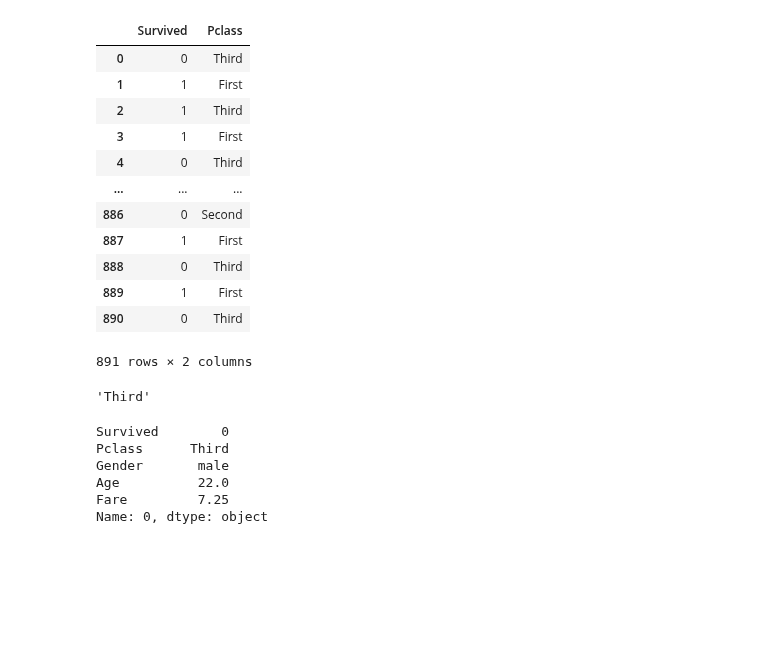
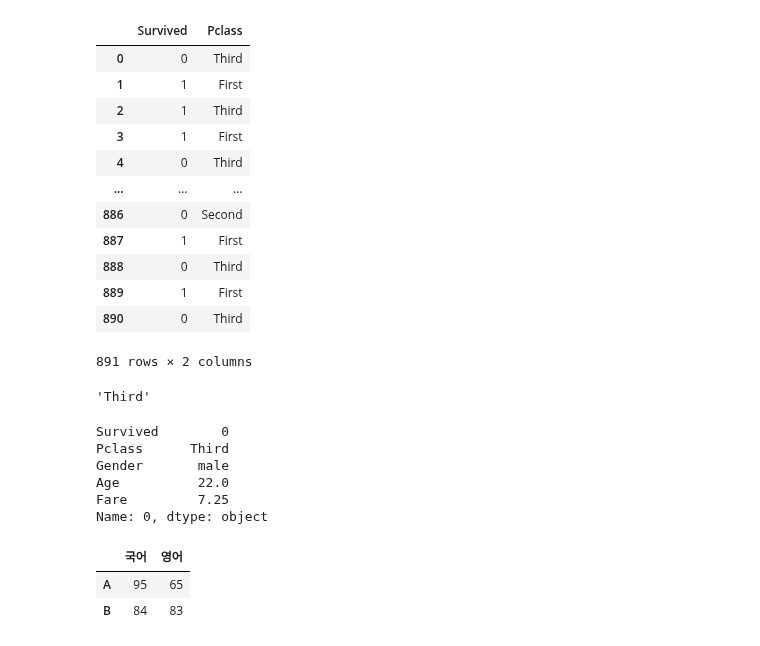
Before and after one commit to MinKyeom/KMK-DREAM, a Jupyter notebook: pandas_study/titanic_df.ipynb, the cells around one changed output. Saved outputs shown, nothing was run; the diff lists cells and outputs as text; code cells hidden in the pictures; blank space fills up the shorter version.

```diff
--- a/pandas_study/titanic_df.ipynb
+++ b/pandas_study/titanic_df.ipynb
@@ -80,3 +80,15 @@ Gender       male
 Age          22.0
 Fare         7.25
 Name: 0, dtype: object
+# %%
+# Drop 연습
+data1 = [[95,65],[84,83]]
+idx=['A','B']
+cols=columns=['국어','영어']
+df = pd.DataFrame(data1, index=idx,columns = cols)
+# %%
+df
+# %% [output]
+|  | 국어 | 영어 |
+| A | 95 | 65 |
+| B | 84 | 83 |
```
Also changed, not shown: parts of 13 cells of this notebook.
